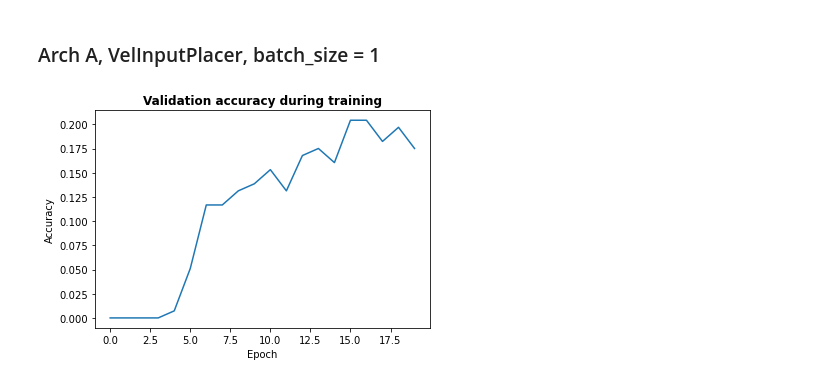
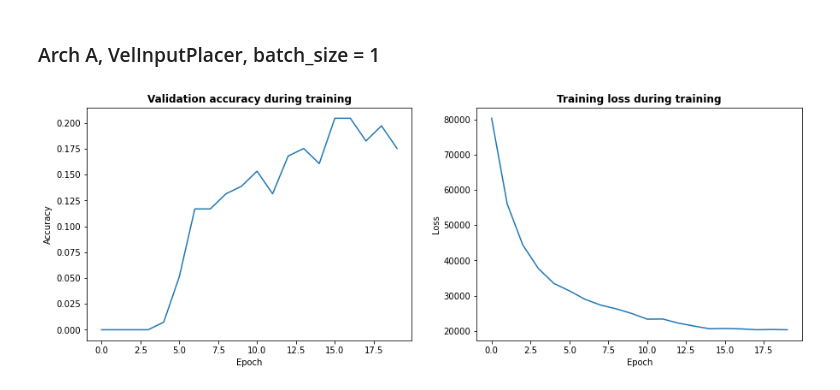
Before and after one commit to Nifrec/nenwin, a Jupyter notebook: nenwin/banknote_dataset/summarize_results.ipynb, the cells around one changed output. Saved outputs shown, nothing was run; the diff lists cells and outputs as text; code cells hidden in the pictures.

```diff
--- a/nenwin/banknote_dataset/summarize_results.ipynb
+++ b/nenwin/banknote_dataset/summarize_results.ipynb
@@ -89,11 +92,19 @@ Training loss: 33143.6
 ### Arch A, VelInputPlacer, batch_size = 1
 # %%
 stats = load_stats(os.path.join(BANKNOTE_CHECKPOINT_DIR, 'BANKNOTE_A_Sat_May_15_16-20-25_2021.txt'))
-fig, ax = plt.subplots()
+fig, axes = plt.subplots(ncols=2, figsize=(15, 5))
+ax = axes[0]
 ax.plot(stats.validation_accuracies)
 ax.set_title("Validation accuracy during training", weight="bold")
 ax.set_xlabel("Epoch")
 ax.set_ylabel("Accuracy");
+
+ax = axes[1]
+ax.plot(stats.train_losses)
+ax.set_title("Training loss during training", weight="bold")
+ax.set_xlabel("Epoch")
+ax.set_ylabel("Loss");
+
 fig.savefig(os.path.join(BANKNOTE_FIGURE_DIR, 'A_batch1_velinputplacer.pdf'))
 # %% [output]
-[figure, old version]
+[figure, new version]
```
Also changed, not shown: parts of 2 cells of this notebook.
